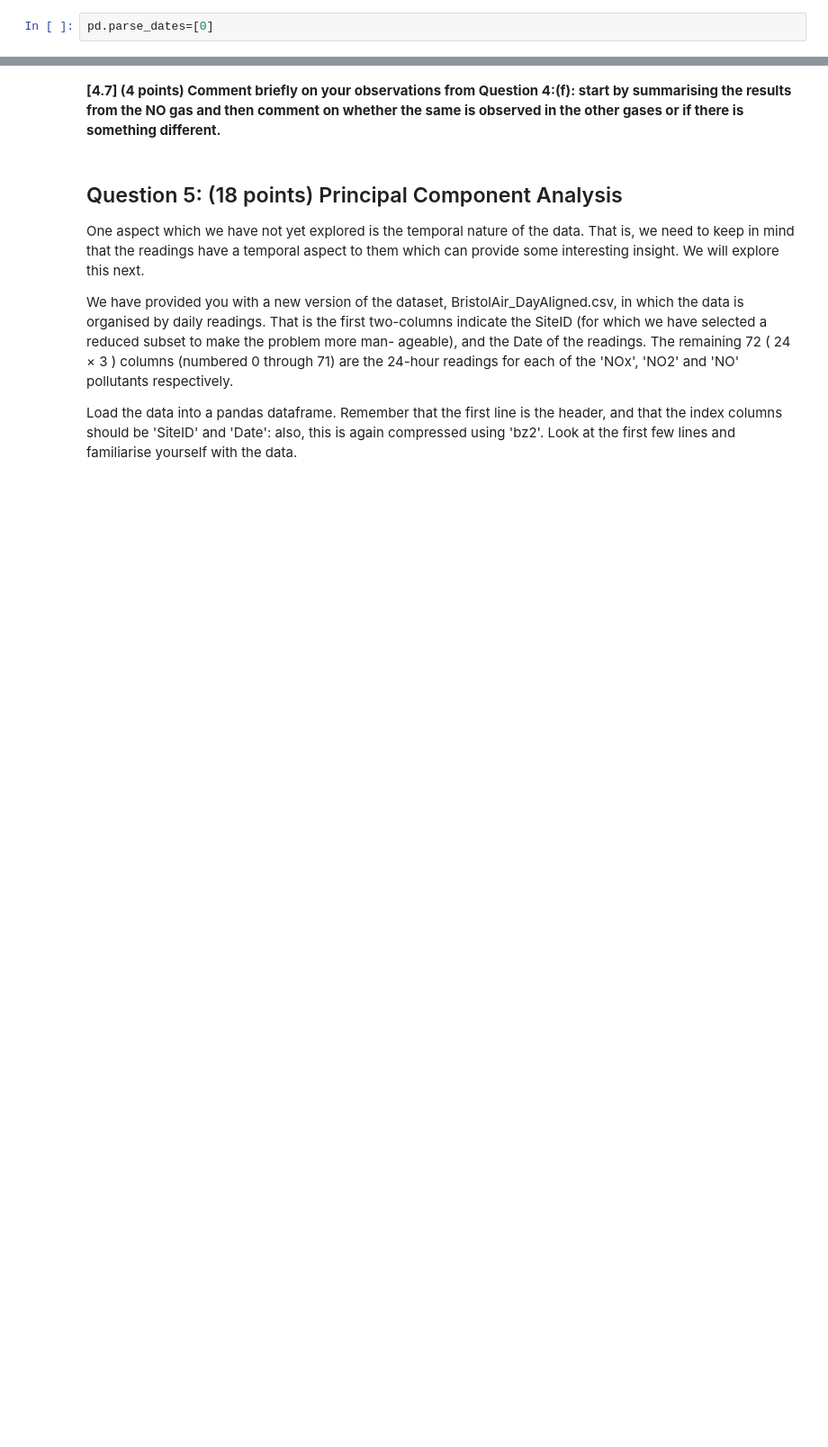
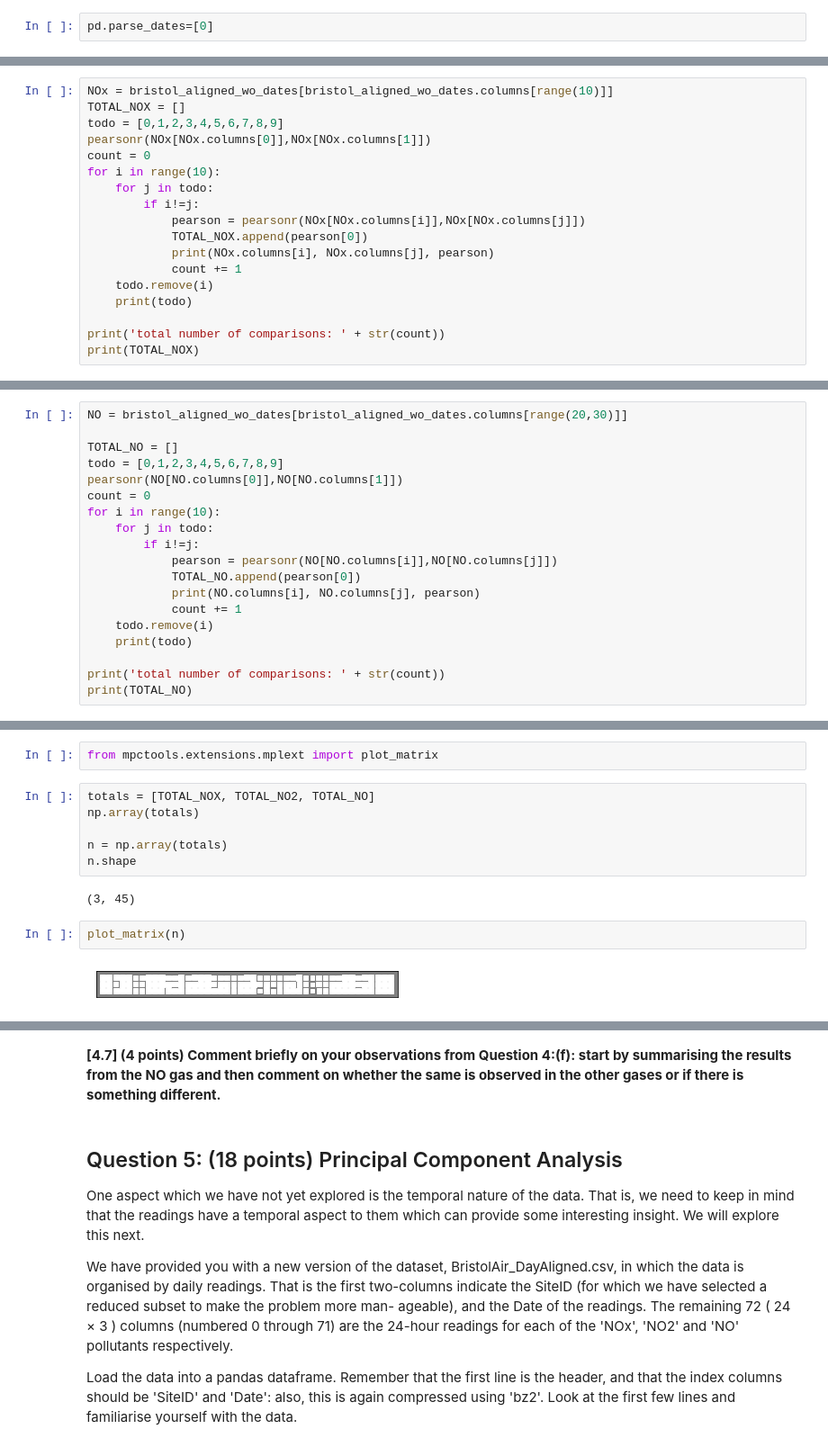
Before and after one commit to athiyadeviyani/Introductory-Applied-Machine-Learning, a Jupyter notebook: IAML_CW2.ipynb, the cells around one changed output, grey strips where cells are left out. Shown at 90% size. Cells and saved outputs as stored; diff of their text form; blank space fills up the shorter version.

```diff
--- a/IAML_CW2.ipynb
+++ b/IAML_CW2.ipynb
@@ -874,0 +826,18 @@ def plot_matrix(matrix, mode='hinton', min_max=None, show_val=False, ax=None, cb
+# %%
+NOx = bristol_aligned_wo_dates[bristol_aligned_wo_dates.columns[range(10)]]
+TOTAL_NOX = []
+todo = [0,1,2,3,4,5,6,7,8,9]
+pearsonr(NOx[NOx.columns[0]],NOx[NOx.columns[1]])
+count = 0
+for i in range(10):
+    for j in todo:
+        if i!=j:
+            pearson = pearsonr(NOx[NOx.columns[i]],NOx[NOx.columns[j]])
+            TOTAL_NOX.append(pearson[0])
+            print(NOx.columns[i], NOx.columns[j], pearson)
+            count += 1
+    todo.remove(i)
+    print(todo)
+
+print('total number of comparisons: ' + str(count))
+print(TOTAL_NOX)
@@ -874,0 +900,19 @@ def plot_matrix(matrix, mode='hinton', min_max=None, show_val=False, ax=None, cb
+# %%
+NO = bristol_aligned_wo_dates[bristol_aligned_wo_dates.columns[range(20,30)]]
+
+TOTAL_NO = []
+todo = [0,1,2,3,4,5,6,7,8,9]
+pearsonr(NO[NO.columns[0]],NO[NO.columns[1]])
+count = 0
+for i in range(10):
+    for j in todo:
+        if i!=j:
+            pearson = pearsonr(NO[NO.columns[i]],NO[NO.columns[j]])
+            TOTAL_NO.append(pearson[0])
+            print(NO.columns[i], NO.columns[j], pearson)
+            count += 1
+    todo.remove(i)
+    print(todo)
+
+print('total number of comparisons: ' + str(count))
+print(TOTAL_NO)
@@ -874,0 +937,14 @@ def plot_matrix(matrix, mode='hinton', min_max=None, show_val=False, ax=None, cb
+# %%
+from mpctools.extensions.mplext import plot_matrix
+# %%
+totals = [TOTAL_NOX, TOTAL_NO2, TOTAL_NO]
+np.array(totals)
+
+n = np.array(totals)
+n.shape
+# %% [output]
+(3, 45)
+# %%
+plot_matrix(n)
+# %% [output]
+[figure, added]
```
Also changed, not shown: parts of 54 cells of this notebook.
